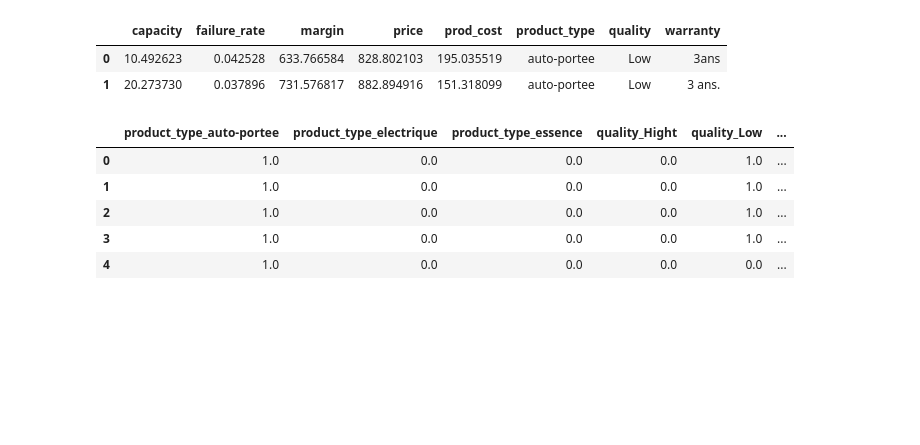
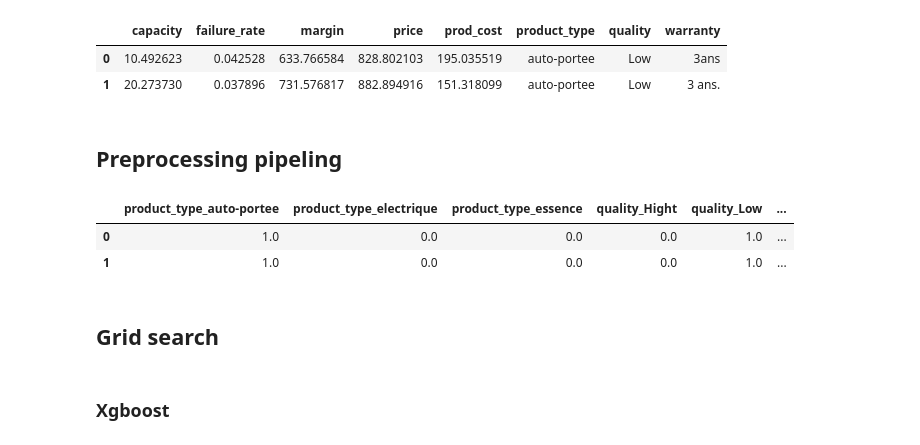
Before and after one commit to qixu1987/X_2018, a Jupyter notebook: notebook/mower4u_ml_pipeline.ipynb, the cells around one changed output. Saved outputs shown, nothing was run; the diff lists cells and outputs as text; code cells hidden in the pictures; blank space fills up the shorter version.

```diff
--- a/notebook/mower4u_ml_pipeline.ipynb
+++ b/notebook/mower4u_ml_pipeline.ipynb
@@ -36,6 +44,8 @@ df_train.head(2)
 |  | capacity | failure_rate | margin | price | prod_cost | product_type | quality | warranty |
 | 0 | 10.492623 | 0.042528 | 633.766584 | 828.802103 | 195.035519 | auto-portee | Low | 3ans |
 | 1 | 20.273730 | 0.037896 | 731.576817 | 882.894916 | 151.318099 | auto-portee | Low | 3 ans. |
+# %% [markdown]
+## Preprocessing pipeling
 # %%
 p = Pipeline([
     ('preprocessing',DataFrameMapper([
@@ -49,13 +59,14 @@ p = Pipeline([
 # %%
 df_train_prepro = p.fit_transform(df_train)
 # %%
-df_train_prepro.head()
+df_train_prepro.head(2)
 # %% [output]
 |  | product_type_auto-portee | product_type_electrique | product_type_essence | quality_Hight | quality_Low | ... |
 | 0 | 1.0 | 0.0 | 0.0 | 0.0 | 1.0 | ... |
 | 1 | 1.0 | 0.0 | 0.0 | 0.0 | 1.0 | ... |
-| 2 | 1.0 | 0.0 | 0.0 | 0.0 | 1.0 | ... |
-| 3 | 1.0 | 0.0 | 0.0 | 0.0 | 1.0 | ... |
-| 4 | 1.0 | 0.0 | 0.0 | 0.0 | 0.0 | ... |
+# %% [markdown]
+## Grid search
+# %% [markdown]
+### Xgboost
 # %%
 parameters = {'learning_rate': [0.05,0.1,0.2], #so called `eta` value
```
Also changed, not shown: parts of 22 cells of this notebook.
